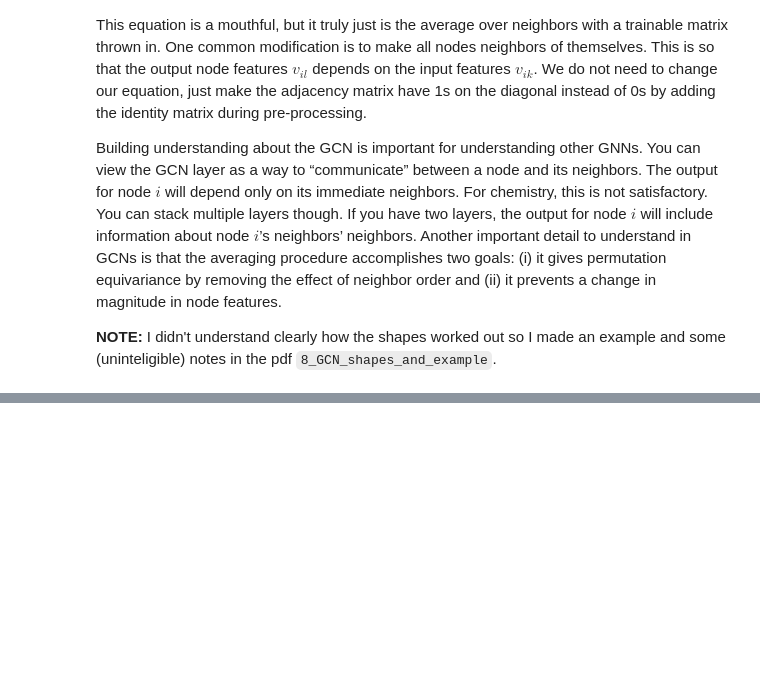
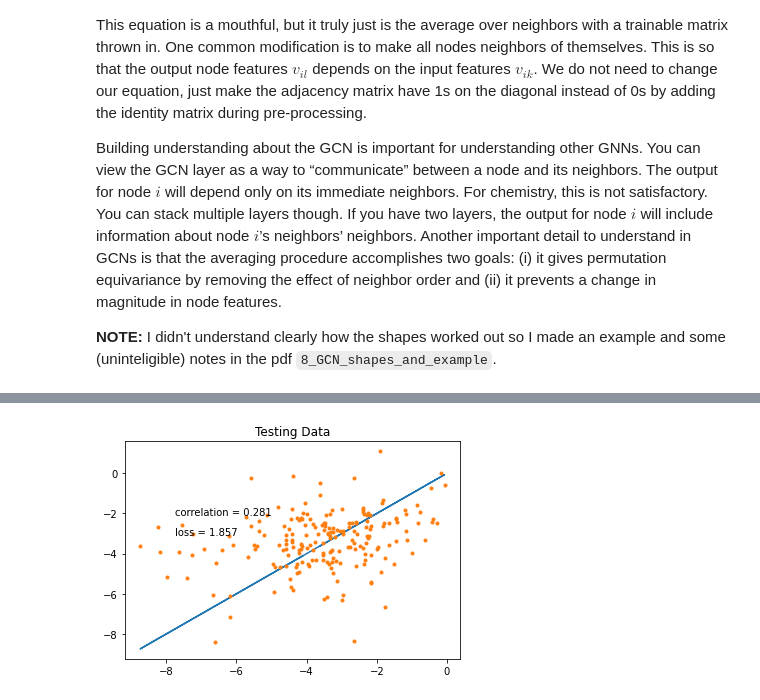
Before and after one commit to EloiSanchez/Learning_ML, a Jupyter notebook: 8_Graph_Neural_Networks.ipynb, the cells around one changed output, grey strips where cells are left out. Cells and saved outputs as stored; diff of their text form; code cells hidden in the pictures; blank space fills up the shorter version.

```diff
--- a/8_Graph_Neural_Networks.ipynb
+++ b/8_Graph_Neural_Networks.ipynb
@@ -113,0 +196,4 @@ Building understanding about the GCN is important for understanding other GNNs.
+# %%
+gcnlayer = GCNLayer('relu')
+# we insert a batch axis here
+gcnlayer((nodes[np.newaxis, ...], adj_mat[np.newaxis, ...]))  # This calls the "call" function of the object
@@ -113,0 +360,20 @@ Building understanding about the GCN is important for understanding other GNNs.
+# %%
+yhat = model.predict(test_data.batch(1), verbose=0)[:, 0]
+test_y = [y for x, y in test_data]
+plt.figure()
+plt.plot(test_y, test_y, "-")
+plt.plot(test_y, yhat, ".")
+plt.text(
+    min(test_y) + 1,
+    max(test_y) - 2,
+    f"correlation = {np.corrcoef(test_y, yhat)[0,1]:.3f}",
+)
+plt.text(
+    min(test_y) + 1,
+    max(test_y) - 3,
+    f"loss = {np.sqrt(np.mean((test_y - yhat)**2)):.3f}",
+)
+plt.title("Testing Data")
+plt.show()
+# %% [output]
+[figure, added]
```
Also changed, not shown: parts of 60 cells of this notebook.
